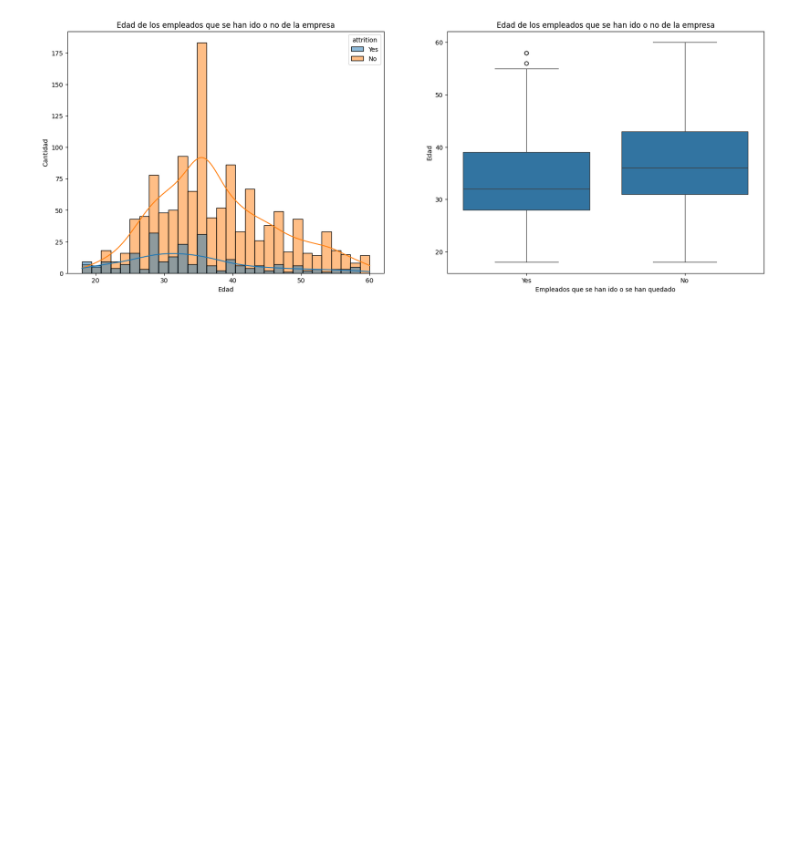
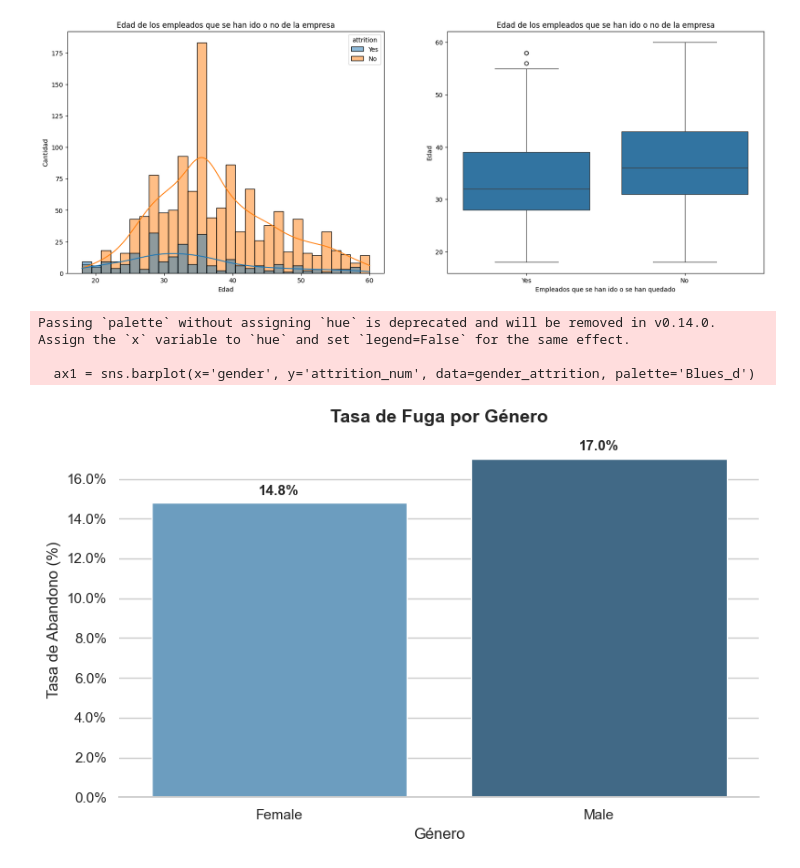
Before and after one commit to Eleonora1989/project-da-promo-63-modulo-3-team-3, a Jupyter notebook: consultas/visualizaciones-carol.ipynb, the cells around one changed output. Cells and saved outputs as stored; diff of their text form; code cells hidden in the pictures; blank space fills up the shorter version.

Commit message:
Actualizacion de visualizaciones y BBDD

```diff
--- a/consultas/visualizaciones-carol.ipynb
+++ b/consultas/visualizaciones-carol.ipynb
@@ -197,0 +203,42 @@ plt.show()
+# %%
+
+# Estilo ejecutivo: limpio, sin ruido visual, colores sobrios
+sns.set_theme(style="whitegrid")
+plt.rcParams['font.family'] = 'sans-serif'
+
+# Carga de datos
+try:
+    df = pd.read_csv('../df_hr_limpio.csv')
+except FileNotFoundError:
+    print("Error crítico: No se encuentra 'df_hr_limpio.csv'. Verifica la ruta.")
+    exit()
+
+# Transformación esencial: Convertir variable objetivo a numérica para calcular tasas reales
+df['attrition_num'] = df['attrition'].map({'Yes': 1, 'No': 0})
+# %%
+# ---------------------------------------------------------
+# 1. ¿Está relacionado el abandono con el género?
+# ---------------------------------------------------------
+plt.figure(figsize=(8, 5))
+gender_attrition = df.groupby('gender')['attrition_num'].mean().reset_index()
+
+ax1 = sns.barplot(x='gender', y='attrition_num', data=gender_attrition, palette='Blues_d')
+ax1.set_title('Tasa de Fuga por Género', fontsize=14, fontweight='bold', pad=15)
+ax1.set_xlabel('Género', fontsize=12)
+ax1.set_ylabel('Tasa de Abandono (%)', fontsize=12)
+ax1.yaxis.set_major_formatter(mtick.PercentFormatter(1.0))
+
+for p in ax1.patches:
+    ax1.annotate(f'{p.get_height():.1%}',
+                 (p.get_x() + p.get_width() / 2., p.get_height()),
+                 ha='center', va='center', xytext=(0, 9),
+                 textcoords='offset points', fontsize=11, fontweight='bold')
+
+sns.despine(left=True)
+plt.tight_layout()
+plt.show()
+# %% [output]
+Passing `palette` without assigning `hue` is deprecated and will be removed in v0.14.0. Assign the `x` variable to `hue` and set `legend=False` for the same effect.
+
+  ax1 = sns.barplot(x='gender', y='attrition_num', data=gender_attrition, palette='Blues_d')
+[figure, added]
```
Also changed, not shown: parts of 4 cells of this notebook, 2 other files.
